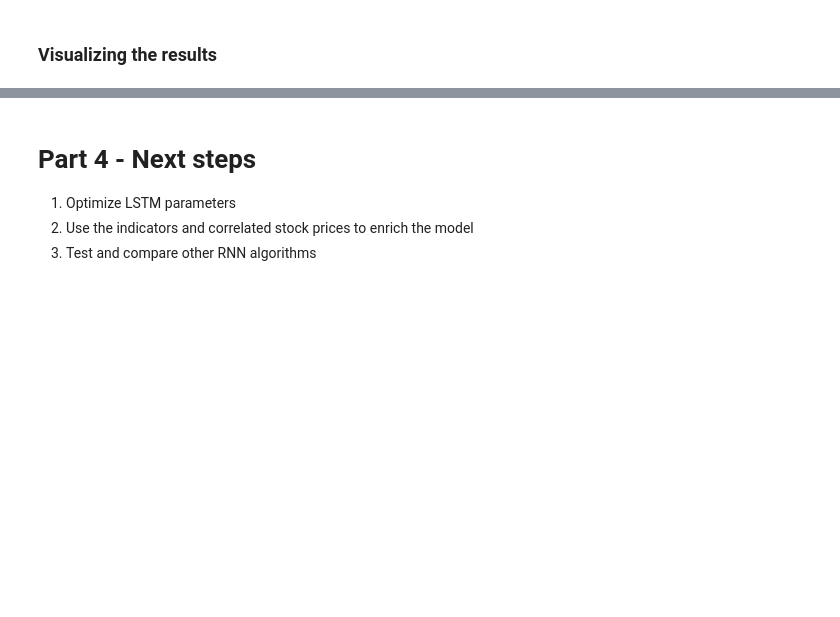
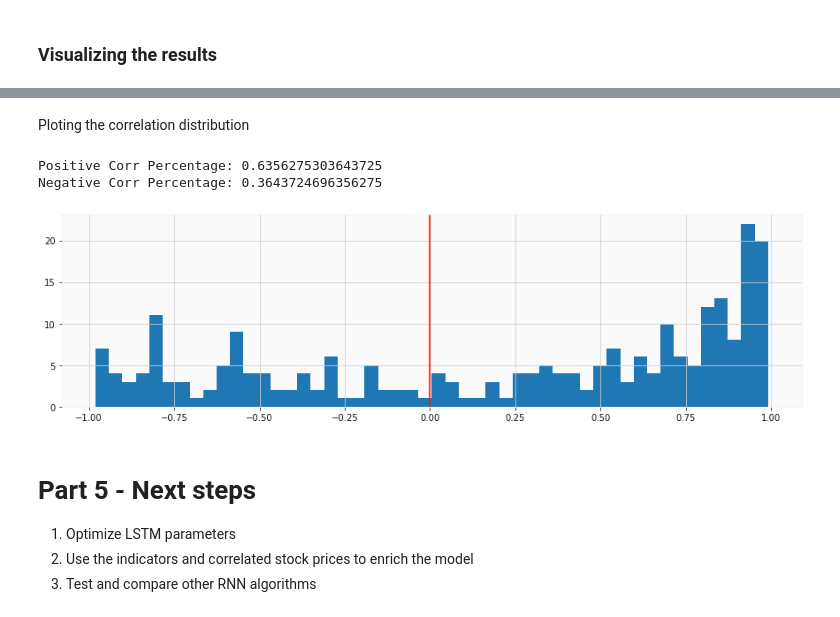
Before and after one commit to danielsoares1988/stock_price_prediction, a Jupyter notebook: stock_price_prediction.ipynb, the cells around one changed output, grey strips where cells are left out. Cells and saved outputs as stored; diff of their text form; code cells hidden in the pictures; blank space fills up the shorter version.

Commit message:
Part 4 - Measuring the error

```diff
--- a/stock_price_prediction.ipynb
+++ b/stock_price_prediction.ipynb
@@ -407,0 +494,18 @@ plt.show()
+# %%
+def evaluate_corr(real, predict):
+    corr_rows = []
+
+    # calculate Corr for each prediction
+    for i in range(real.shape[0]):
+        # calcule Corr
+        corr = np.corrcoef(y_test_transformed[i,:],prediction_transformed[i,:])
+        corr = corr[0,1]
+        # store
+        corr_rows.append(corr)
+
+    #calculate overall Corr
+    corr_overall = np.mean(corr_rows)
+    #calculate the percentage of positive Corr predictions
+    positive_corr_percentage = (len([ele for ele in corr_rows if ele > 0]) / len(corr_rows))
+
+    return corr_overall, corr_rows, positive_corr_percentage
@@ -408,5 +559,18 @@ plt.show()
+# %% [markdown]
+Ploting the correlation distribution
+# %%
+print('Positive Corr Percentage: ' + str(positive_corr_percentage))
+print('Negative Corr Percentage: ' + str(1-positive_corr_percentage))
+plt.figure(figsize=(15,4))
+plt.axvline(0, color = 'red')
+plt.hist(corr_rows, bins=50)
+plt.show()
+# %% [output]
+Positive Corr Percentage: 0.6356275303643725
+Negative Corr Percentage: 0.3643724696356275
+[figure, added]
 # %% [markdown]
-# Part 4 - Next steps
+# Part 5 - Next steps
 1. Optimize LSTM parameters
 2. Use the indicators and correlated stock prices to enrich the model
 3. Test and compare other RNN algorithms
```
Also changed, not shown: parts of 29 cells of this notebook.
